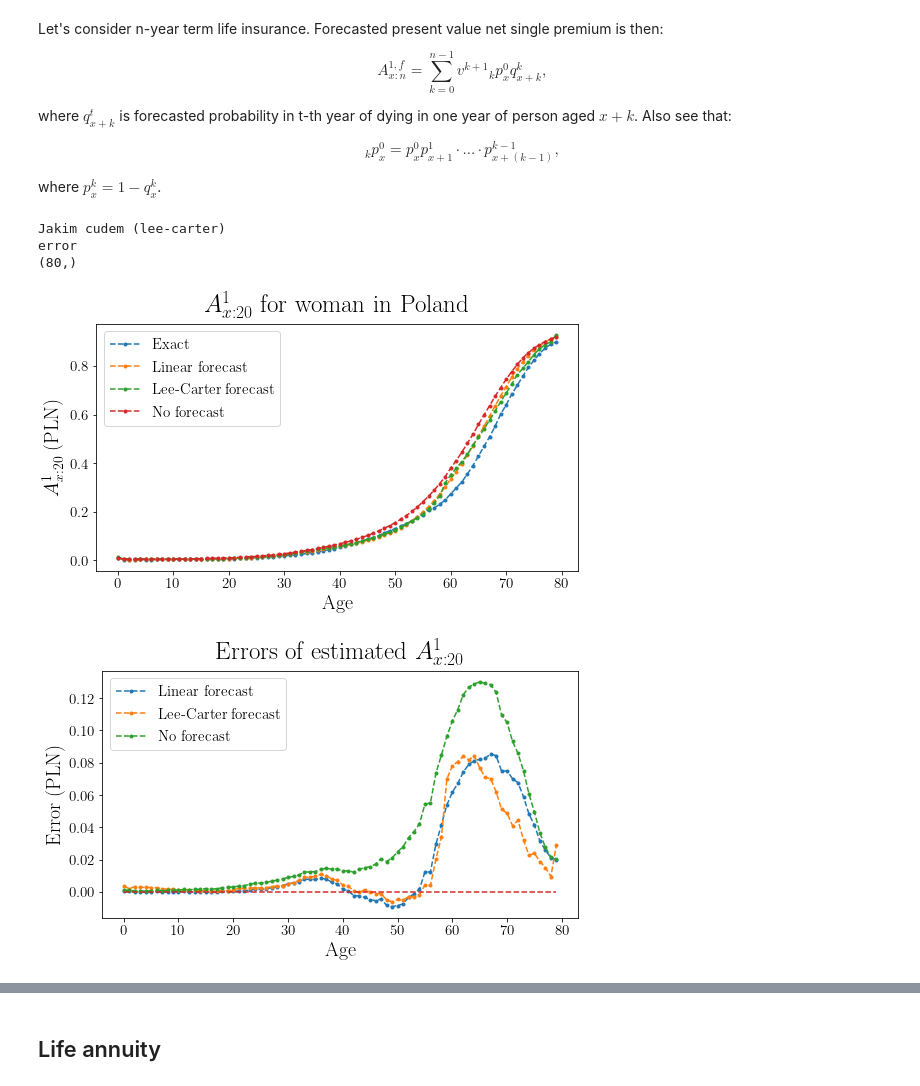
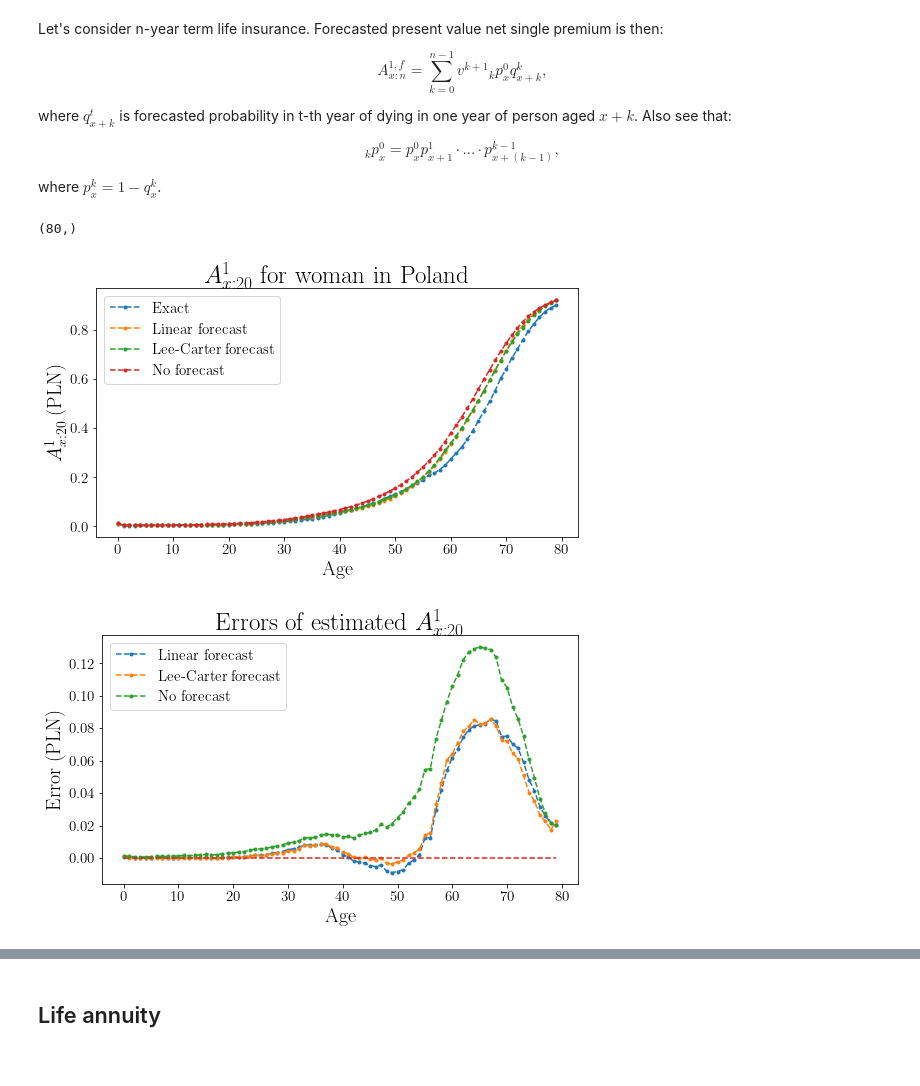
Before and after one commit to rogulforce/life_insurance_projekt, a Jupyter notebook: products_calculation.ipynb, the cells around one changed output, grey strips where cells are left out. Drawn from its saved outputs; the diff is of its cells as text; code cells hidden in the pictures.

Commit message:
Changes in product pricing from Lee Carter

```diff
--- a/products_calculation.ipynb
+++ b/products_calculation.ipynb
@@ -131,7 +126,7 @@ def predict_no_arima(matrix, column: str='Female_l', age=65, steps=21, training_
 
 estimated_data_lee_carter = []
 for age in range(0, 101):
-    W_lengths = [2, 3, 4, 5, 6, 7, 8, 9, 10]
+    W_lengths = [6, 7, 8, 9, 10, 41]
     Vals = np.ones((len(W_lengths), 21))
     for i, w_len in enumerate(W_lengths):
         Vals[i, :] = predict_no_arima(mortality, column, age, training_start = 41 - w_len)
@@ -222,7 +217,7 @@ linear = (kPx, Qkx)
 
 
 Qx = estimated_data_lee_carter # shape (x, year)
-if np.any(Qx > 1): print("Jakim cudem (lee-carter)")
+if np.any(Qx > 1): print("Jakim cudem (lee-carter)", Qx)
 
 kPx, Qkx = calculateProbabilities(Qx, n)
 
@@ -253,36 +248,34 @@ Q = np.exp(data[:, 41])
 kPx = []
 Qkx = []
 for x in range(0, Qx.shape[0]-n-1):
     kPx.append((1-Q[x:x+n-1]).cumprod())
     Qkx.append(Q[x:x+n])
 kPx = np.array(kPx)
 kPx = np.hstack((np.ones((kPx.shape[0],1)), kPx))
 Qkx = np.array(Qkx)
 #print(kPx.shape) # (x, k)
 #print(discounting_factor.shape)
 #print(Qkx.shape)
 
 no_prediction = (kPx, Qkx)
 
 straight_forward_A = (discounting_factor*Qkx*kPx).sum(1)
 print(straight_forward_A.shape)
 
 fig, ax = plt.subplots(figsize = (0.8 * Image_width, 0.5 * Image_width))
 ax.plot(A_farseer, '.--', label="Exact")
 ax.plot(A_linear, '.--', label="Linear forecast")
 ax.plot(A_LC, '.--', label = "Lee-Carter forecast")
 ax.plot(straight_forward_A, '.--', label = "No forecast")
 ax.set_xlabel("Age")
 ax.set_ylabel("$A^{1}_{x:20}$ (PLN)")
 ax.legend()
 ax.set_title("$A^1_{x:20}$ for woman in Poland")
 fig.tight_layout()
 plt.savefig('Figures\\TermInsurance.jpg', bbox_inches = 'tight', dpi = 700)
 # %% [output]
-Jakim cudem (lee-carter)
-error
 (80,)
-[figure, old version]
+[figure, new version]
 # %%
 fig, ax = plt.subplots(figsize = (0.8 * Image_width, 0.5 * Image_width))
 
@@ -297,7 +290,7 @@ ax.set_title("Errors of estimated $A^1_{x:20}$")
 fig.tight_layout()
 plt.savefig('Figures\\TermInsuranceErrors.jpg', bbox_inches = 'tight', dpi = 700)
 # %% [output]
-[figure, old version]
+[figure, new version]
 # %%
 fig, ax = plt.subplots(figsize = (0.8 * Image_width, 0.5 * Image_width))
 
```
Also changed, not shown: parts of 5 cells of this notebook, 6 other files.
